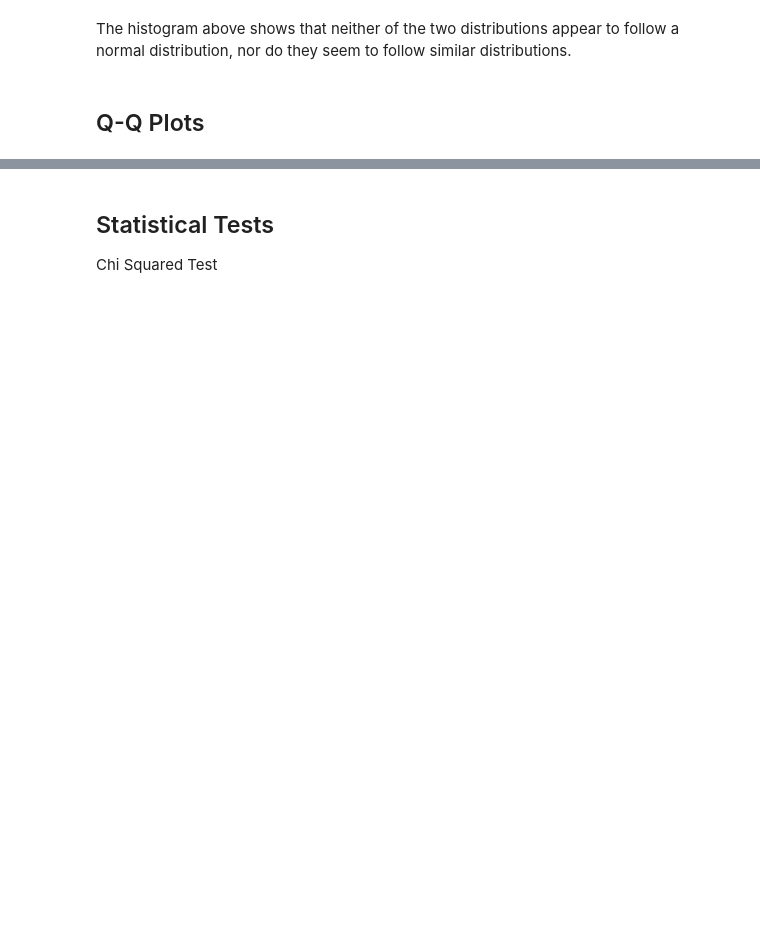
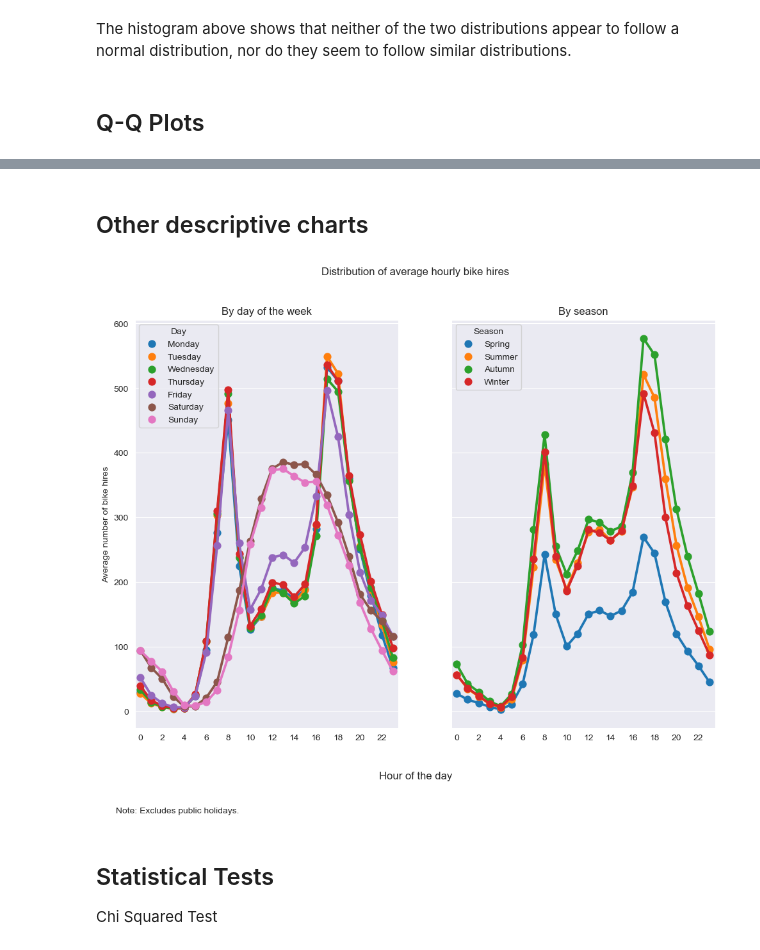
Before and after one commit to rorycreedon/stat0032_assignment, a Jupyter notebook: task_1.ipynb, the cells around one changed output, grey strips where cells are left out. Cells and saved outputs as stored; diff of their text form; code cells hidden in the pictures; blank space fills up the shorter version.

Commit message:
Adding plots

```diff
--- a/task_1.ipynb
+++ b/task_1.ipynb
@@ -110,3 +109,54 @@ fig.savefig('plots/QQ plots.png')
+# %% [markdown]
+## Other descriptive charts
+# %%
+fig, (ax0, ax1)= plt.subplots(ncols=2, figsize=(11.69,8.27), sharex=True, sharey=True)
+## PLOT BY HOUR
+
+# Fixing weekday mapping
+week_day_map = {0: 'Sunday', 1: 'Monday', 2: 'Tuesday', 3: 'Wednesday', 4: 'Thursday', 5: 'Friday', 6: 'Saturday'}
+hour_data['day'] = hour_data.weekday.map(week_day_map)
+
+# Plotting by hour - by weekday
+sns.pointplot(data=hour_data[['hr', 'cnt','day']][hour_data.holiday==0],
+              x='hr',
+              y='cnt',
+              hue='day',
+              hue_order=['Monday', 'Tuesday', 'Wednesday', 'Thursday', 'Friday', 'Saturday', 'Sunday'],
+              errorbar=None,
+              ax=ax0)
+ax0.set(title="By day of the week")
+ax0.set_ylabel('Average number of bike hires')
+ax0.set_xlabel(None)
+ax0.legend(title = 'Day')
+ax0.grid(visible=True, axis = 'y')
+ax0.set_xticks(ticks = [i for i in range(0,24,2)])
+
+# Mapping seasons
+s_map = {1: 'Spring', 2: 'Summer', 3: 'Autumn', 4: 'Winter'}
+hour_data['season_name'] = hour_data.season.map(s_map)
+
+## PLOT BY SEASON
+sns.pointplot(data=hour_data[['hr', 'cnt','season_name']][hour_data.holiday==0],
+              x='hr',
+              y='cnt',
+              hue='season_name',
+              hue_order=['Spring', 'Summer', 'Autumn', 'Winter'],
+              errorbar=None,
+              ax=ax1)
+ax1.set(title="By season")
+ax1.set_ylabel(None)
+ax1.set_xlabel(None)
+ax1.legend(title = 'Season')
+ax1.grid(visible=True, axis = 'y')
+ax1.set_xticks(ticks = [i for i in range(0,24,2)])
+
+# Overall plot attributes
+plt.figtext(0.1, -0.05, "Note: Excludes public holidays.")
+fig.supxlabel("Hour of the day")
+fig.suptitle('Distribution of average hourly bike hires')
+fig.savefig('plots/Hourly distribution charts.png')
+# %% [output]
+[figure, added]
 # %% [markdown]
 ## Statistical Tests
 Chi Squared Test
```
Also changed, not shown: parts of 9 cells of this notebook, 3 other files.
